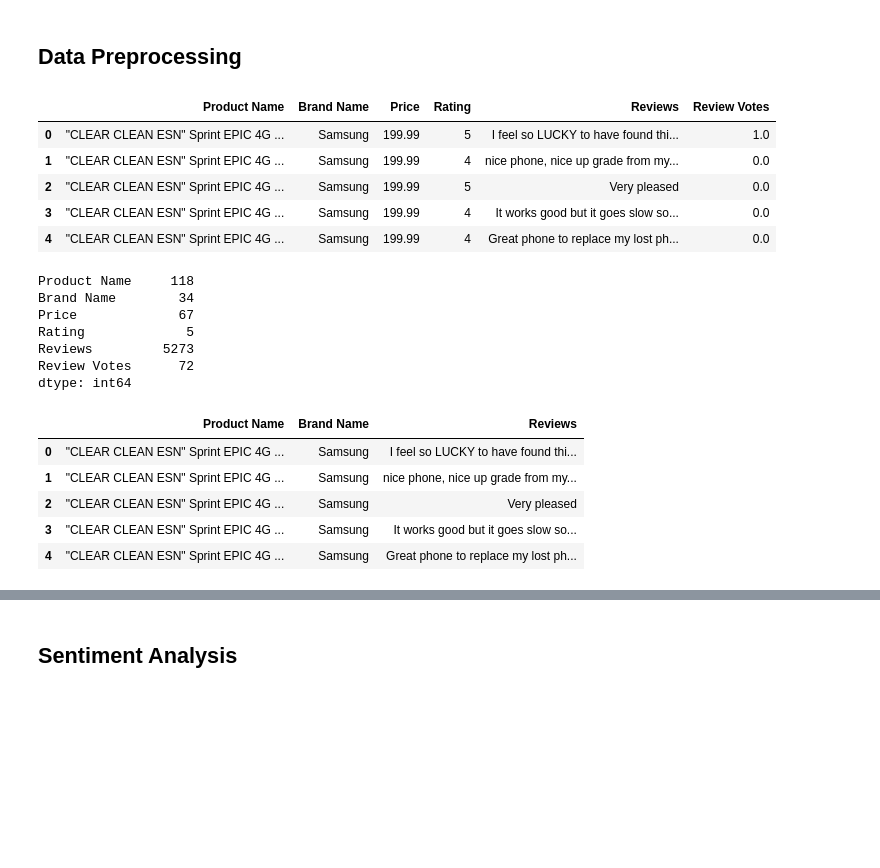
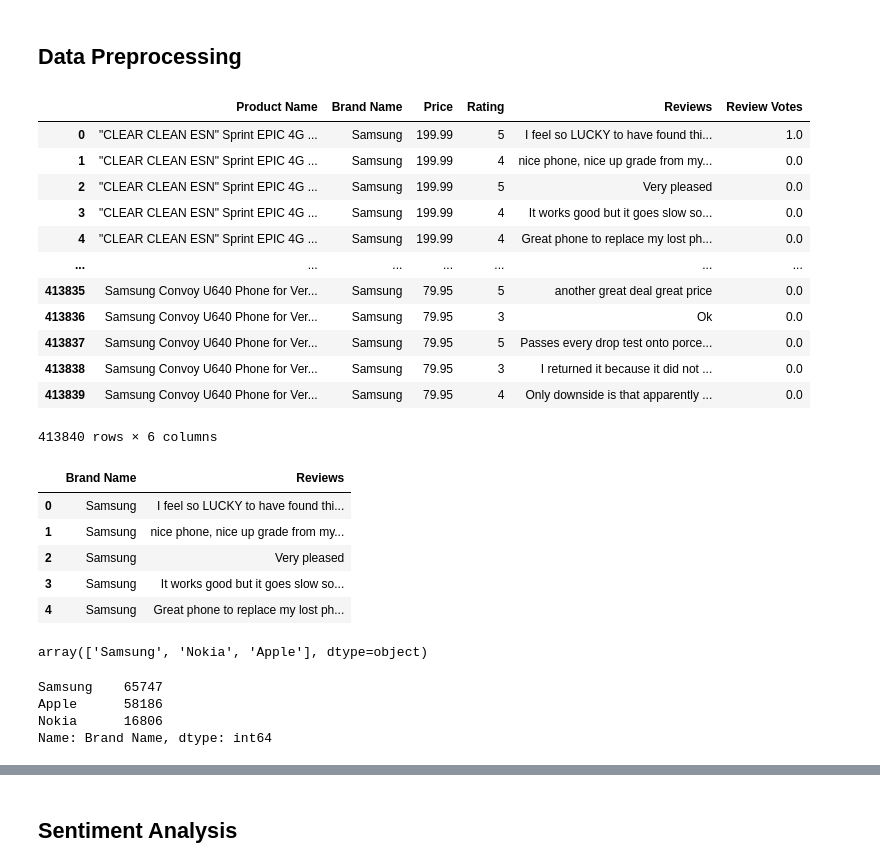
Before and after one commit to EDafee1/ir-learn, a Jupyter notebook: Final_Project_Stg.ipynb, the cells around one changed output, grey strips where cells are left out. Cells and saved outputs as stored; diff of their text form; code cells hidden in the pictures; blank space fills up the shorter version.

```diff
--- a/Final_Project_Stg.ipynb
+++ b/Final_Project_Stg.ipynb
@@ -61,32 +61,29 @@ True
 path = '/content/gdrive/MyDrive/UDINUS/Information Retrieval/Amazon_Unlocked_Mobile.csv'
 # %%
 df = pd.read_csv(path)
-df = df[0:8000]
-df.head()
+# df = df[0:8000]
+df
 # %% [output]
 |  | Product Name | Brand Name | Price | Rating | Reviews | Review Votes |
 | 0 | "CLEAR CLEAN ESN" Sprint EPIC 4G ... | Samsung | 199.99 | 5 | I feel so LUCKY to have found thi... | 1.0 |
 | 1 | "CLEAR CLEAN ESN" Sprint EPIC 4G ... | Samsung | 199.99 | 4 | nice phone, nice up grade from my... | 0.0 |
 | 2 | "CLEAR CLEAN ESN" Sprint EPIC 4G ... | Samsung | 199.99 | 5 | Very pleased | 0.0 |
 | 3 | "CLEAR CLEAN ESN" Sprint EPIC 4G ... | Samsung | 199.99 | 4 | It works good but it goes slow so... | 0.0 |
 | 4 | "CLEAR CLEAN ESN" Sprint EPIC 4G ... | Samsung | 199.99 | 4 | Great phone to replace my lost ph... | 0.0 |
+| ... | ... | ... | ... | ... | ... | ... |
+| 413835 | Samsung Convoy U640 Phone for Ver... | Samsung | 79.95 | 5 | another great deal great price | 0.0 |
+| 413836 | Samsung Convoy U640 Phone for Ver... | Samsung | 79.95 | 3 | Ok | 0.0 |
+| 413837 | Samsung Convoy U640 Phone for Ver... | Samsung | 79.95 | 5 | Passes every drop test onto porce... | 0.0 |
+| 413838 | Samsung Convoy U640 Phone for Ver... | Samsung | 79.95 | 3 | I returned it because it did not ... | 0.0 |
+| 413839 | Samsung Convoy U640 Phone for Ver... | Samsung | 79.95 | 4 | Only downside is that apparently ... | 0.0 |
+413840 rows × 6 columns
-# %%
-df.nunique()
-# %% [output]
-Product Name     118
-Brand Name        34
-Price             67
-Rating             5
-Reviews         5273
-Review Votes      72
-dtype: int64
 # %%
-df = df[['Product Name', 'Brand Name', 'Reviews']].astype(str)
+df = df[['Brand Name', 'Reviews']].astype(str)
 df.head()
 # %% [output]
-|  | Product Name | Brand Name | Reviews |
-| 0 | "CLEAR CLEAN ESN" Sprint EPIC 4G ... | Samsung | I feel so LUCKY to have found thi... |
-| 1 | "CLEAR CLEAN ESN" Sprint EPIC 4G ... | Samsung | nice phone, nice up grade from my... |
-| 2 | "CLEAR CLEAN ESN" Sprint EPIC 4G ... | Samsung | Very pleased |
-| 3 | "CLEAR CLEAN ESN" Sprint EPIC 4G ... | Samsung | It works good but it goes slow so... |
-| 4 | "CLEAR CLEAN ESN" Sprint EPIC 4G ... | Samsung | Great phone to replace my lost ph... |
+|  | Brand Name | Reviews |
+| 0 | Samsung | I feel so LUCKY to have found thi... |
+| 1 | Samsung | nice phone, nice up grade from my... |
+| 2 | Samsung | Very pleased |
+| 3 | Samsung | It works good but it goes slow so... |
+| 4 | Samsung | Great phone to replace my lost ph... |
@@ -92,0 +92,11 @@ df.head()
+# %%
+df['Brand Name'].unique()
+# %% [output]
+array(['Samsung', 'Nokia', 'Apple'], dtype=object)
+# %%
+df['Brand Name'].value_counts()
+# %% [output]
+Samsung    65747
+Apple      58186
+Nokia      16806
+Name: Brand Name, dtype: int64
```
Also changed, not shown: parts of 44 cells of this notebook.
